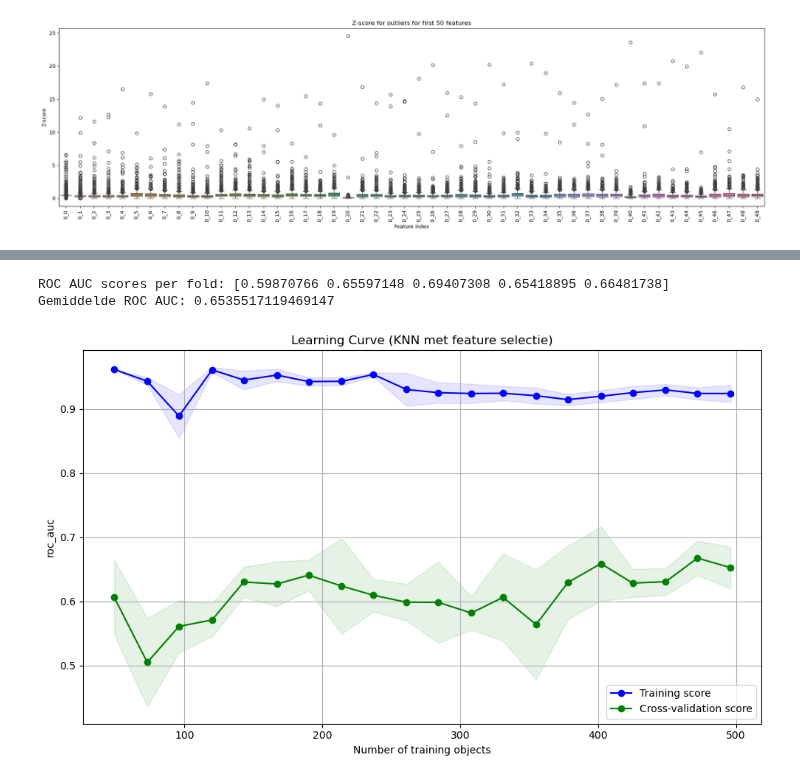
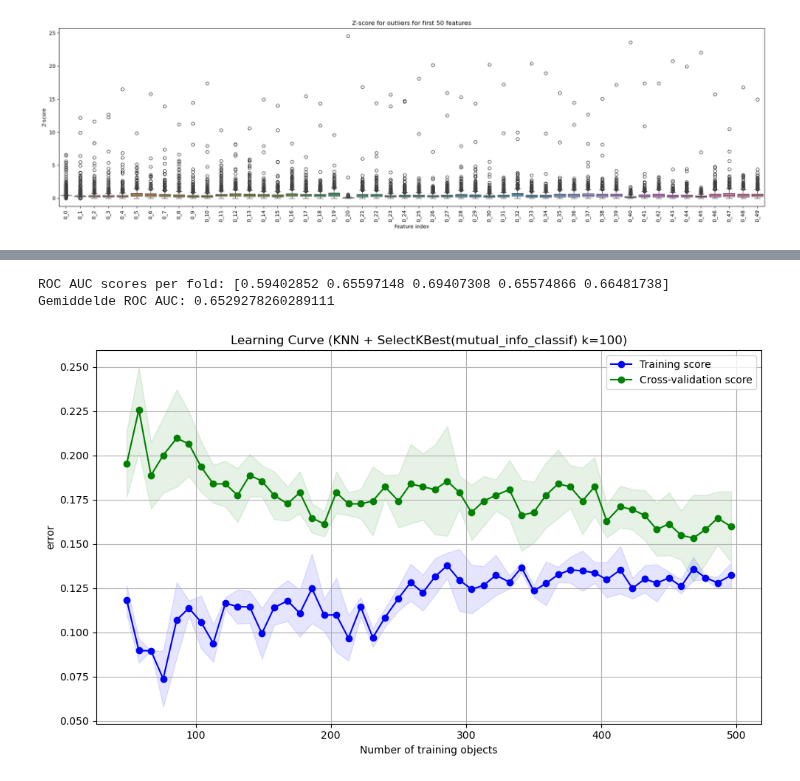
Before and after one commit to mjmklep/Machine-Learning-Group-8, a Jupyter notebook: assignment_ecg_KNN_try.ipynb, the cells around one changed output, grey strips where cells are left out. Drawn from its saved outputs; the diff is of its cells as text; code cells hidden in the pictures.

Commit message:
learningcurves for feature selection

```diff
--- a/assignment_ecg_KNN_try.ipynb
+++ b/assignment_ecg_KNN_try.ipynb
@@ -130,23 +128,14 @@ NameError: name 'cross_val_score' is not defined
 # %%
-#hyperparameter tuning
-#Hyperparameter selection, with feature selection k=100 + learning curve.
-#Feature selection with SelectKBest mutual_info_classif
-from sklearn.pipeline import Pipeline
-from sklearn.preprocessing import RobustScaler
-from sklearn.feature_selection import SelectKBest, mutual_info_classif
-from sklearn.neighbors import KNeighborsClassifier
-from sklearn.model_selection import StratifiedKFold, learning_curve, cross_val_score
-import matplotlib.pyplot as plt
-import numpy as np
 
-# 1. Definieer je pipeline (standaard KNN + scaler + feature selectie)
+#Optie 1: Feature selection with SelectKBest mutual_info_classif, k=100
+
 knn = Pipeline([
     ('scaler', RobustScaler()),
     ('feature_selection', SelectKBest(mutual_info_classif, k=100)),
     ('classifier', KNeighborsClassifier())
 ])
 
-# 2. Bereken ROC AUC scores via cross-validation (optioneel, maar handig)
+
 scores = cross_val_score(
     knn,
     X_train,
@@ -159,7 +148,7 @@ scores = cross_val_score(
 print("ROC AUC scores per fold:", scores)
 print("Gemiddelde ROC AUC:", scores.mean())
 
-# 3. Gebruik je eigen functie om de learning curve te plotten
+
 def plot_learning_curve(X_train, y_train, classifier, scoring, clf_type):
     if scoring == 'error':
         train_sizes, train_scores, test_scores = learning_curve(
@@ -183,35 +172,35 @@ def plot_learning_curve(X_train, y_train, classifier, scoring, clf_type):
             cv=StratifiedKFold(n_splits=5),
             scoring=scoring,
             train_sizes=np.linspace(0.1, 1.0, 20),
             n_jobs=-1
         )
         train_scores_mean = np.mean(train_scores, axis=1)
         train_scores_std = np.std(train_scores, axis=1)
         test_scores_mean = np.mean(test_scores, axis=1)
         test_scores_std = np.std(test_scores, axis=1)
 
     plt.figure(figsize=(10, 6))
     plt.title(f"Learning Curve ({clf_type})")
     plt.xlabel("Number of training objects")
     plt.ylabel(scoring)
 
     plt.grid()
 
     plt.plot(train_sizes, train_scores_mean, 'o-', label="Training score", color="blue")
     plt.fill_between(train_sizes, train_scores_mean - train_scores_std,
                      train_scores_mean + train_scores_std, alpha=0.1, color="blue")
 
     plt.plot(train_sizes, test_scores_mean, 'o-', label="Cross-validation score", color="green")
     plt.fill_between(train_sizes, test_scores_mean - test_scores_std,
                      test_scores_mean + test_scores_std, alpha=0.1, color="green")
 
     plt.legend(loc="best")
     plt.tight_layout()
     plt.show()
 
-# 4. Plotten!
-plot_learning_curve(X_train, y_train, classifier=knn, scoring='roc_auc', clf_type='KNN met feature selectie')
+
+plot_learning_curve(X_train, y_train, classifier=knn, scoring='error', clf_type='KNN + SelectKBest(mutual_info_classif) k=100')
 # %% [output]
-ROC AUC scores per fold: [0.59870766 0.65597148 0.69407308 0.65418895 0.66481738]
-Gemiddelde ROC AUC: 0.6535517119469147
+ROC AUC scores per fold: [0.59402852 0.65597148 0.69407308 0.65574866 0.66481738]
+Gemiddelde ROC AUC: 0.6529278260289111
-[figure, old version]
+[figure, new version]
```
Also changed, not shown: parts of 5 cells of this notebook.
